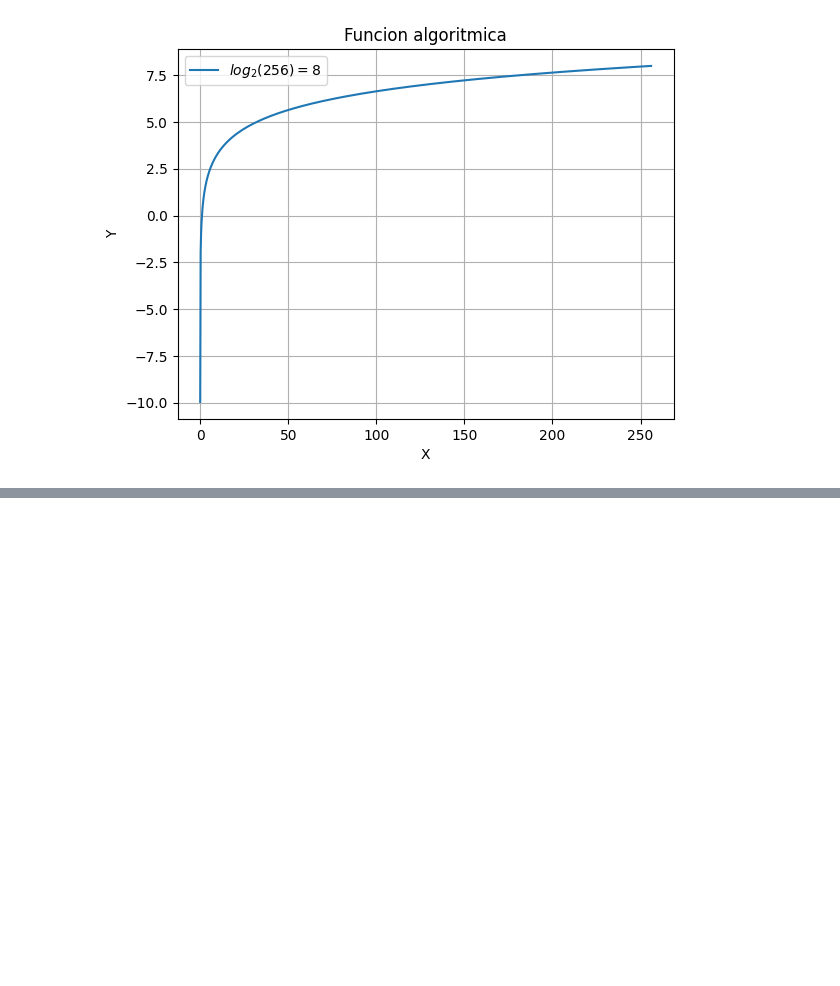
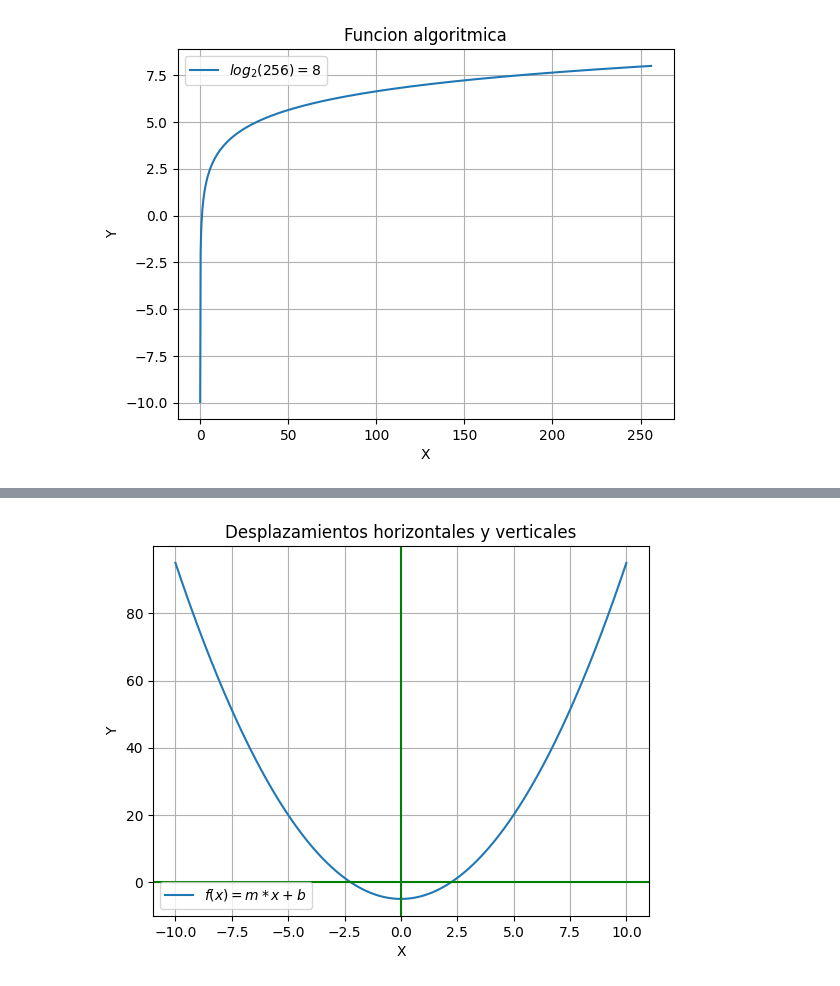
Before and after one commit to XJDevX/myPythonNotes, a Jupyter notebook: FuncAlgebra/FuncionesAlgebraicas.ipynb, the cells around one changed output, grey strips where cells are left out. Saved outputs shown, nothing was run; the diff lists cells and outputs as text; code cells hidden in the pictures; blank space fills up the shorter version.

```diff
--- a/FuncAlgebra/FuncionesAlgebraicas.ipynb
+++ b/FuncAlgebra/FuncionesAlgebraicas.ipynb
@@ -194,0 +272,25 @@ plt.show()
+# %%
+## Desplazamientos horizontales y verticales
+n = 1000
+x = np.linspace(-10, 10, n)
+c = 5 #Numero de unidades que nos queremos desplazar
+
+def f(x):
+    return x**2
+y = f(x) - c
+
+##> Grafica de la funcion
+fig, ax = plt.subplots()
+ax.plot(x, y,label='$f(x) = m * x + b$')
+ax.set_title('Desplazamientos horizontales y verticales')
+ax.set_xlabel('X')
+ax.set_ylabel('Y')
+ax.grid()
+ax.legend()
+
+ax.axvline(x=0, color='g')
+ax.axhline(y=0, color='g')
+
+plt.show()
+# %% [output]
+[figure, added]
```
Also changed, not shown: parts of 21 cells of this notebook.
